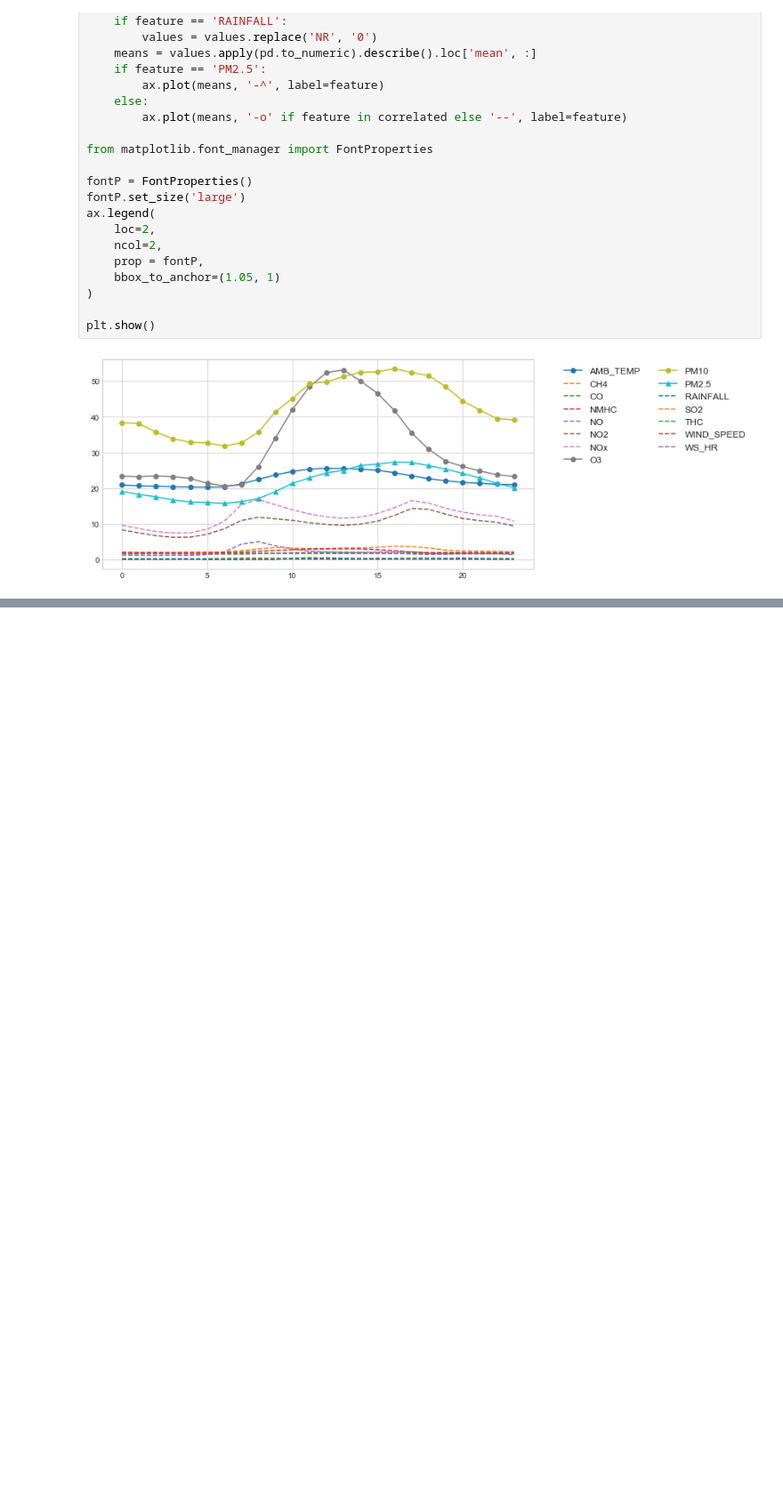
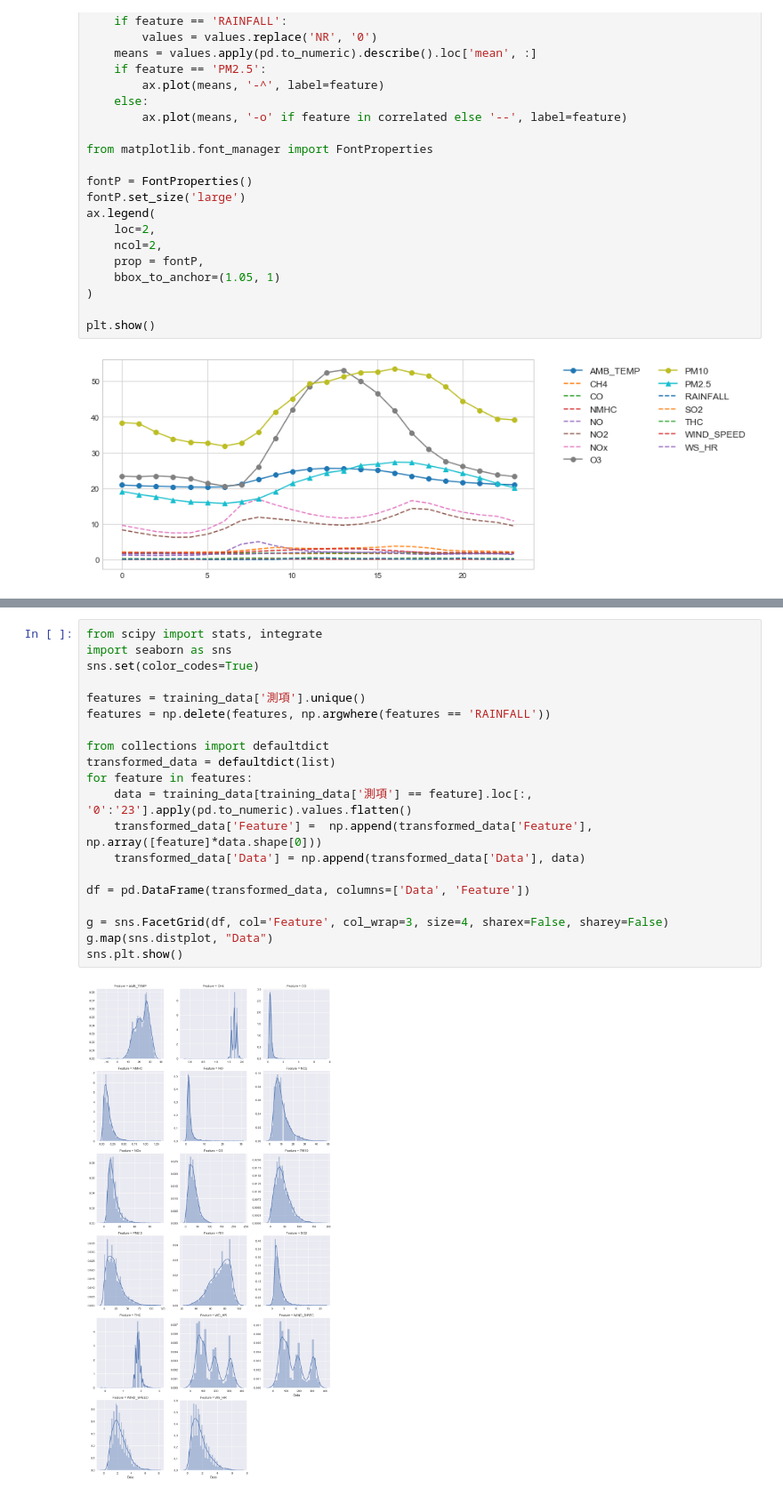
Before and after one commit to RichoHan/machine-learning, a Jupyter notebook: session-1-pm2.5-prediction/data-overview.ipynb, the cells around one changed output, grey strips where cells are left out. Shown at 89% size. Drawn from its saved outputs; the diff is of its cells as text; blank space fills up the shorter version.

```diff
--- a/session-1-pm2.5-prediction/data-overview.ipynb
+++ b/session-1-pm2.5-prediction/data-overview.ipynb
@@ -185,0 +186,22 @@ plt.show()
+# %%
+from scipy import stats, integrate
+import seaborn as sns
+sns.set(color_codes=True)
+
+features = training_data['測項'].unique()
+features = np.delete(features, np.argwhere(features == 'RAINFALL'))
+
+from collections import defaultdict
+transformed_data = defaultdict(list)
+for feature in features:
+    data = training_data[training_data['測項'] == feature].loc[:, '0':'23'].apply(pd.to_numeric).values.flatten()
+    transformed_data['Feature'] =  np.append(transformed_data['Feature'], np.array([feature]*data.shape[0]))
+    transformed_data['Data'] = np.append(transformed_data['Data'], data)
+
+df = pd.DataFrame(transformed_data, columns=['Data', 'Feature'])
+
+g = sns.FacetGrid(df, col='Feature', col_wrap=3, size=4, sharex=False, sharey=False)
+g.map(sns.distplot, "Data")
+sns.plt.show()
+# %% [output]
+[figure, added]
```
Also changed, not shown: parts of 1 cell of this notebook.
